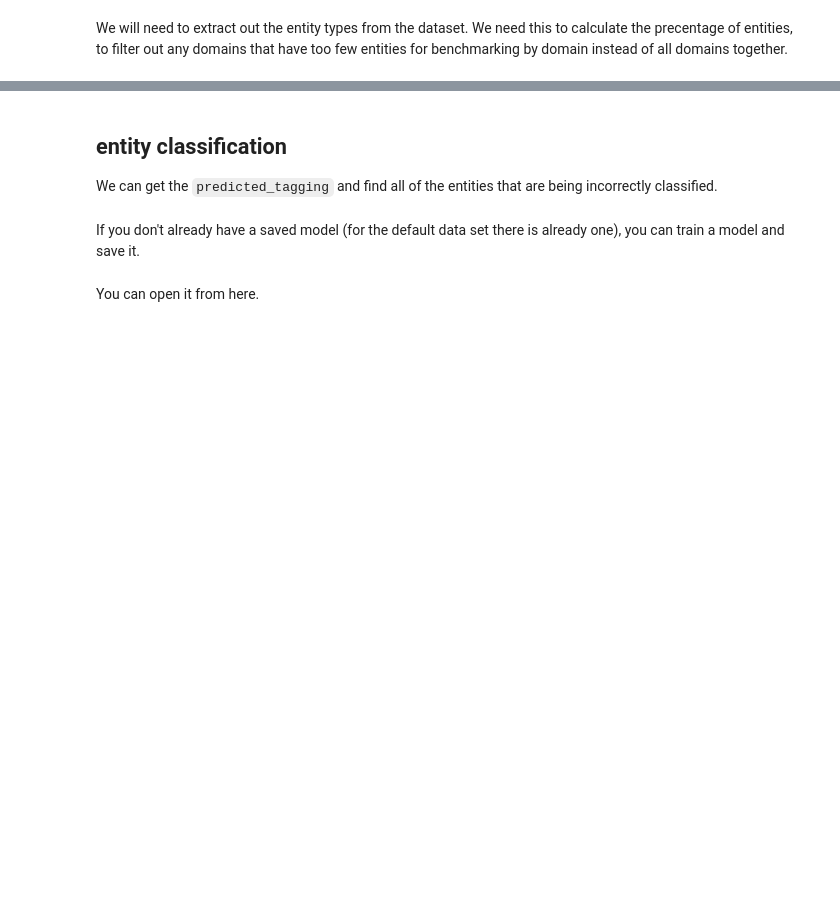
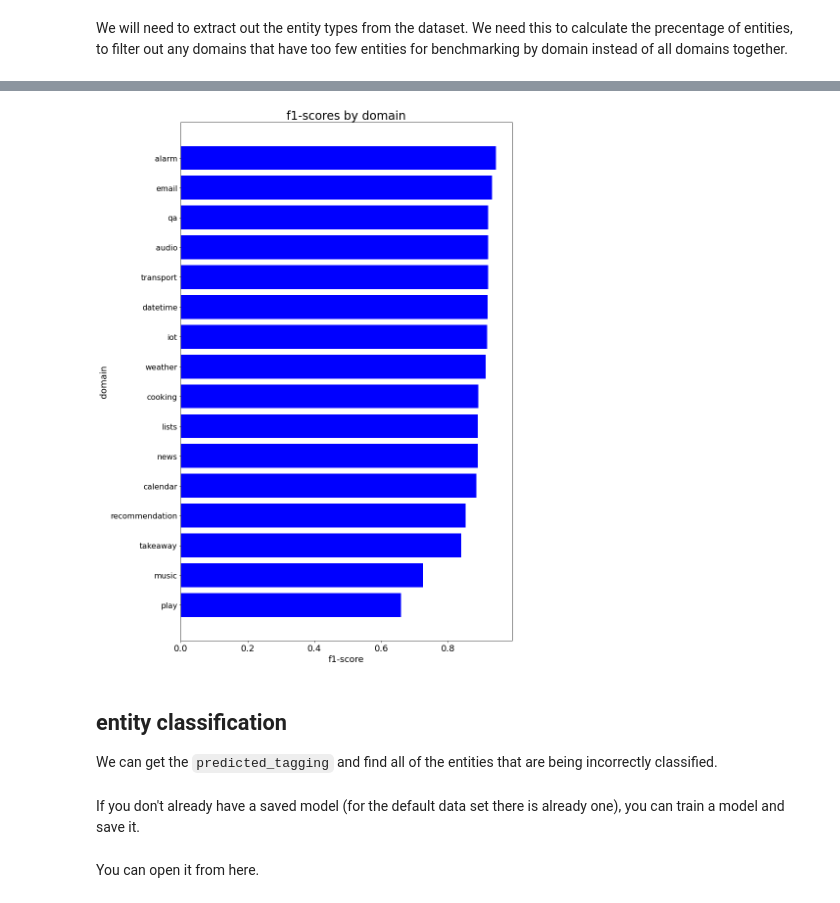
Before and after one commit to secretsauceai/NLU-engine-prototype-benchmarks, a Jupyter notebook: Macro_NLU_Entity_Refinement.ipynb, the cells around one changed output, grey strips where cells are left out. Cells and saved outputs as stored; diff of their text form; code cells hidden in the pictures; blank space fills up the shorter version.

Commit message:
refactoring entity refinement flow (WIP)

```diff
--- a/Macro_NLU_Entity_Refinement.ipynb
+++ b/Macro_NLU_Entity_Refinement.ipynb
@@ -168,2 +130,4 @@ domain_entity_reports_df
+# %%
+domain_entity_reports_df = pd.read_csv('data/reports/domain_entity_reports.csv')
 # %%
 import matplotlib.pyplot as plt
@@ -191,3 +134,8 @@ fig.tight_layout()
+# %%
+label = domain_entity_reports_df.columns[5]
+Analytics.plot_entity_report(domain_entity_reports_df, label)
+# %% [output]
+[figure, added]
 # %% [markdown]
 ## entity classification
 
```
Also changed, not shown: parts of 26 cells of this notebook, 7 other files.
